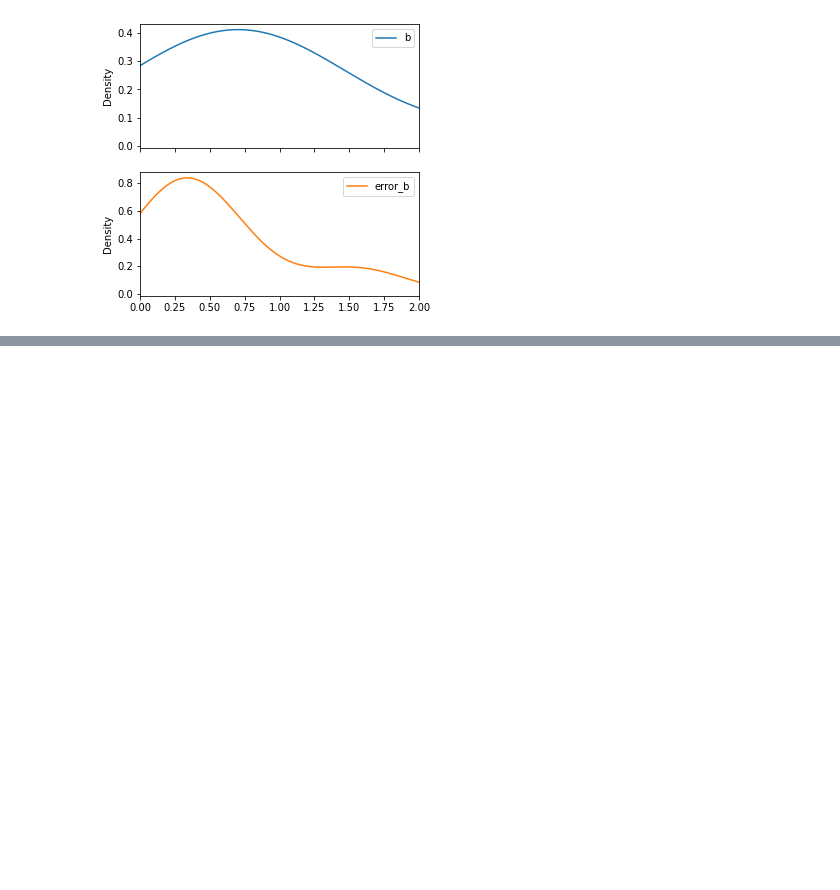
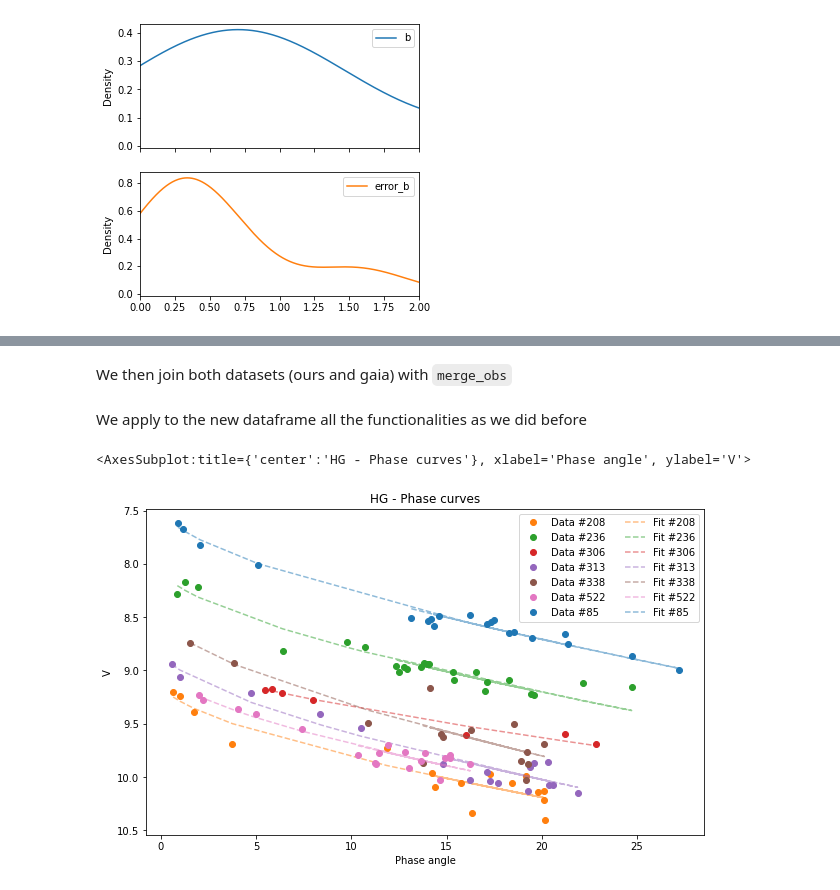
Before and after one commit to milicolazo/Pyedra, a Jupyter notebook: docs/source/tutorial.ipynb, the cells around one changed output, grey strips where cells are left out. Saved outputs shown, nothing was run; the diff lists cells and outputs as text; code cells hidden in the pictures; blank space fills up the shorter version.

Commit message:
load gaia in tutorial

```diff
--- a/docs/source/tutorial.ipynb
+++ b/docs/source/tutorial.ipynb
@@ -269,0 +276,16 @@ array([<AxesSubplot:ylabel='Density'>, <AxesSubplot:ylabel='Density'>],
+# %%
+gaia = pyedra.datasets.load_gaia()
+# %% [markdown]
+We then join both datasets (ours and gaia) with `merge_obs`
+# %%
+merge = pyedra.merge_obs(df, gaia)
+merge = merge[['id', 'alpha', 'v']]
+# %% [markdown]
+We apply to the new dataframe all the functionalities as we did before
+# %%
+catalog = pyedra.HG_fit(merge)
+# %%
+catalog.plot(df=merge)
+# %% [output]
+<AxesSubplot:title={'center':'HG - Phase curves'}, xlabel='Phase angle', ylabel='V'>
+[figure, added]
```
Also changed, not shown: parts of 4 cells of this notebook.
